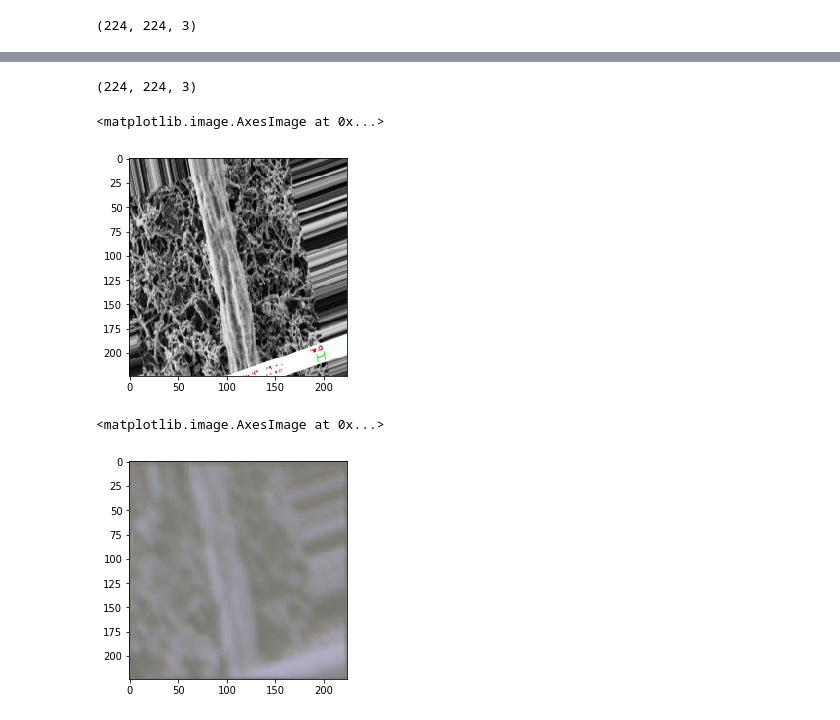
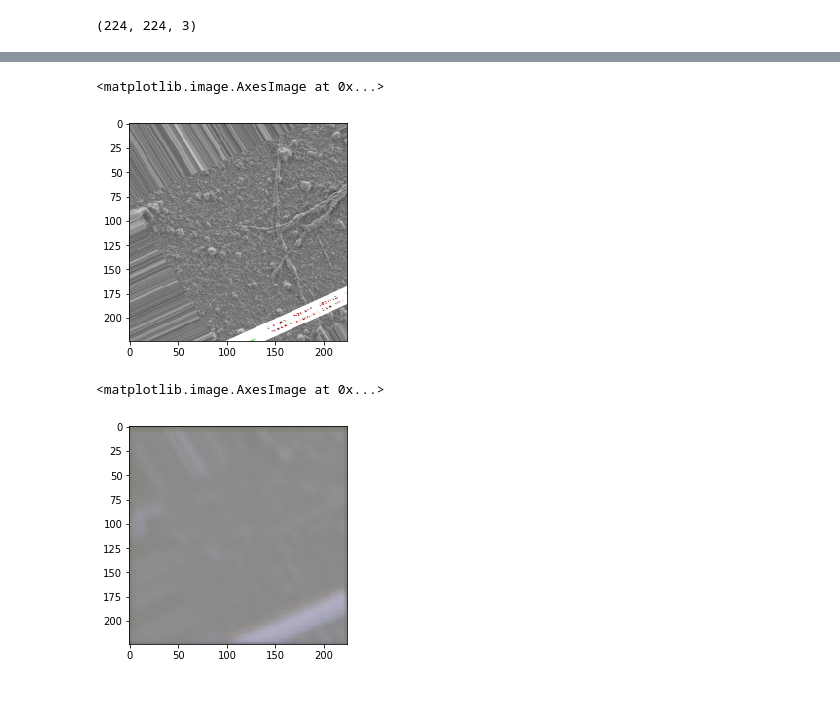
Before and after one commit to rajagopalmotivate/nano, a Jupyter notebook: ae_sem_v1_GOOD.ipynb, the cells around one changed output, grey strips where cells are left out. Drawn from its saved outputs; the diff is of its cells as text; code cells hidden in the pictures.

```diff
--- a/ae_sem_v1_GOOD.ipynb
+++ b/ae_sem_v1_GOOD.ipynb
@@ -486,14 +480,10 @@ plt.imshow(data_list[0][0])
-# %%
-predicted[19].shape
-# %% [output]
-(224, 224, 3)
 # %%
-plt.imshow(data_list[0][0])
+plt.imshow(data_list[0][19])
 # %% [output]
 <matplotlib.image.AxesImage at 0x...>
-[figure, old version]
+[figure, new version]
 # %%
-plt.imshow(predicted[0])
+plt.imshow(predicted[19])
 # %% [output]
 <matplotlib.image.AxesImage at 0x...>
-[figure, old version]
+[figure, new version]
```
Also changed, not shown: parts of 8 cells of this notebook.
